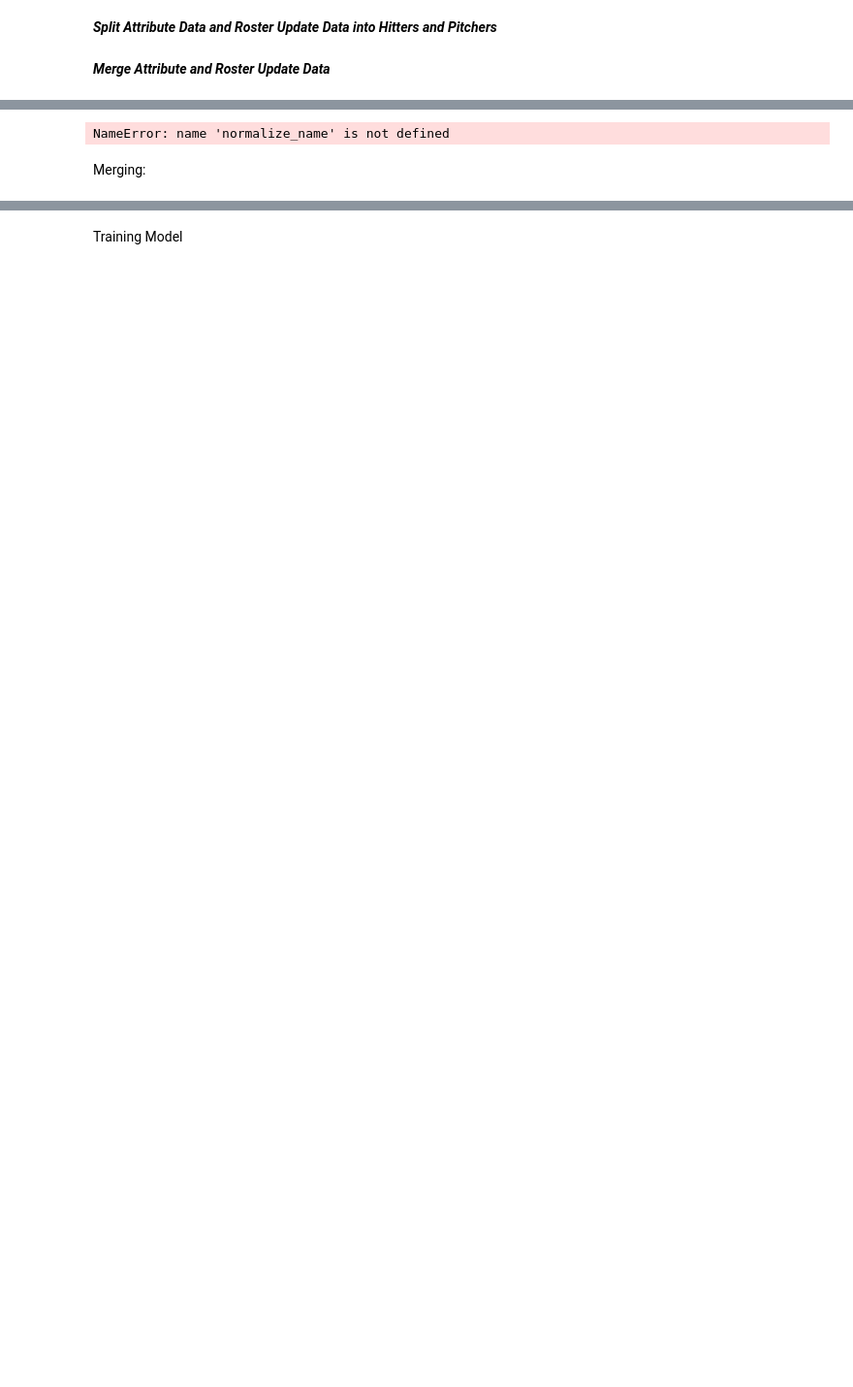
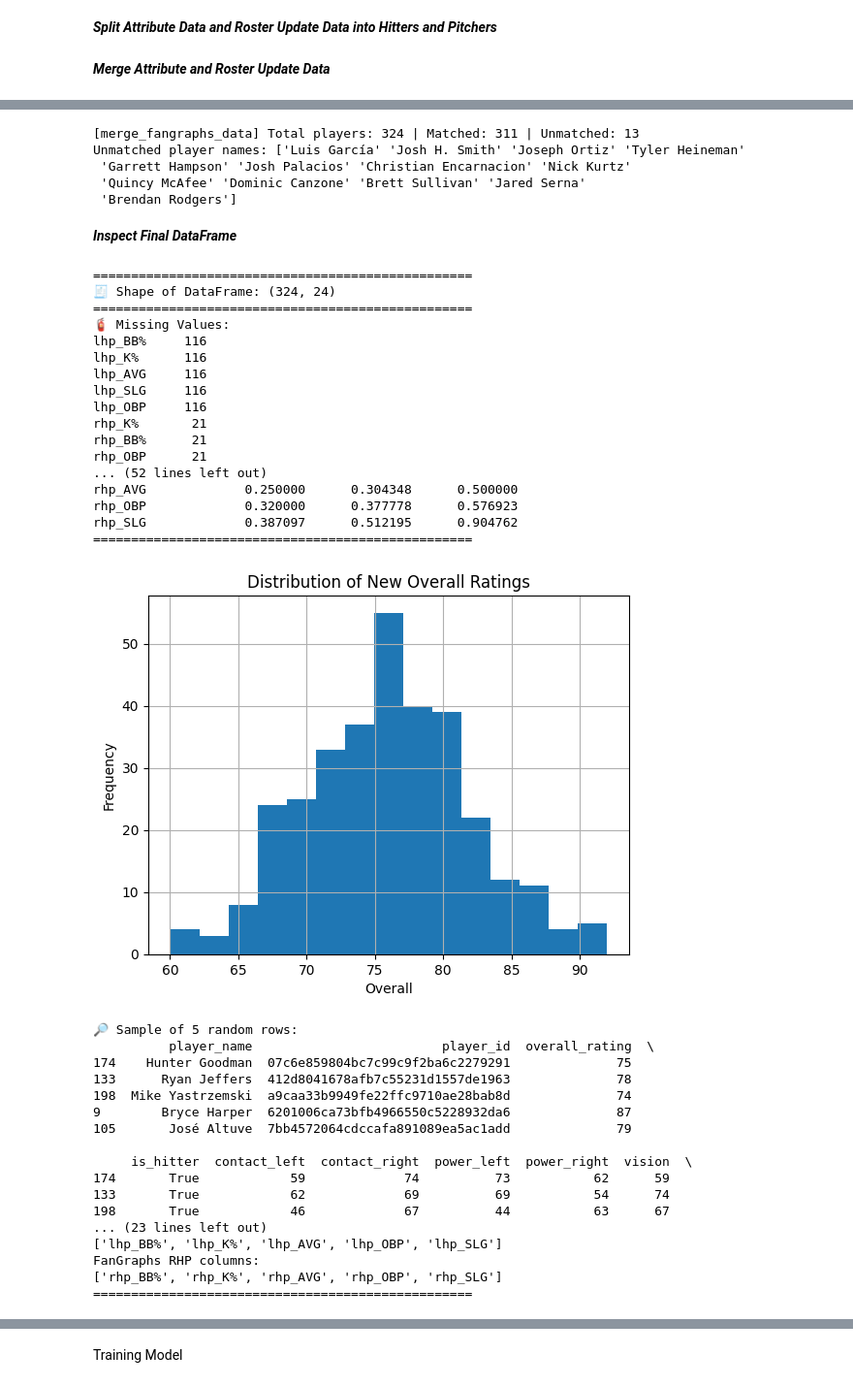
Before and after one commit to BigMike712/mlb-market-app, a Jupyter notebook: ML/notebooks/data_extraction.ipynb, the cells around one changed output, grey strips where cells are left out. Shown: that part at 97% size. Drawn from its saved outputs; the diff is of its cells as text; code cells hidden in the pictures; blank space fills up the shorter version.

```diff
--- a/ML/notebooks/data_extraction.ipynb
+++ b/ML/notebooks/data_extraction.ipynb
@@ -119,8 +134,50 @@ merged.head()
 # %%
 from prediction_model.preprocess import merge_fangraphs_data, normalize_name
 fully_merged_df = merge_fangraphs_data(hitter_df, merged)
-fully_merged_df.head()
 # %% [output]
-NameError: name 'normalize_name' is not defined
+[merge_fangraphs_data] Total players: 324 | Matched: 311 | Unmatched: 13
+Unmatched player names: ['Luis García' 'Josh H. Smith' 'Joseph Ortiz' 'Tyler Heineman'
+ 'Garrett Hampson' 'Josh Palacios' 'Christian Encarnacion' 'Nick Kurtz'
+ 'Quincy McAfee' 'Dominic Canzone' 'Brett Sullivan' 'Jared Serna'
+ 'Brendan Rodgers']
-# %% [markdown]
-Merging:
+# %% [markdown]
+***Inspect Final DataFrame***
+# %%
+from prediction_model.utility import inspect_dataframe
+clean_final = inspect_dataframe(fully_merged_df, drop_duplicates=True)
+# %% [output]
+==================================================
+🧾 Shape of DataFrame: (324, 24)
+==================================================
+🧯 Missing Values:
+lhp_BB%     116
+lhp_K%      116
+lhp_AVG     116
+lhp_SLG     116
+lhp_OBP     116
+rhp_K%       21
+rhp_BB%      21
+rhp_OBP      21
+... (52 lines left out)
+rhp_AVG             0.250000      0.304348      0.500000
+rhp_OBP             0.320000      0.377778      0.576923
+rhp_SLG             0.387097      0.512195      0.904762
+==================================================
+[figure, added]
+🔎 Sample of 5 random rows:
+          player_name                         player_id  overall_rating  \
+174    Hunter Goodman  07c6e859804bc7c99c9f2ba6c2279291              75
+133      Ryan Jeffers  412d8041678afb7c55231d1557de1963              78
+198  Mike Yastrzemski  a9caa33b9949fe22ffc9710ae28bab8d              74
+9        Bryce Harper  6201006ca73bfb4966550c5228932da6              87
+105       José Altuve  7bb4572064cdccafa891089ea5ac1add              79
+
+     is_hitter  contact_left  contact_right  power_left  power_right  vision  \
+174       True            59             74          73           62      59
+133       True            62             69          69           54      74
+198       True            46             67          44           63      67
+... (23 lines left out)
+['lhp_BB%', 'lhp_K%', 'lhp_AVG', 'lhp_OBP', 'lhp_SLG']
+FanGraphs RHP columns:
+['rhp_BB%', 'rhp_K%', 'rhp_AVG', 'rhp_OBP', 'rhp_SLG']
+==================================================
```
Also changed, not shown: parts of 20 cells of this notebook, 10 other files.
